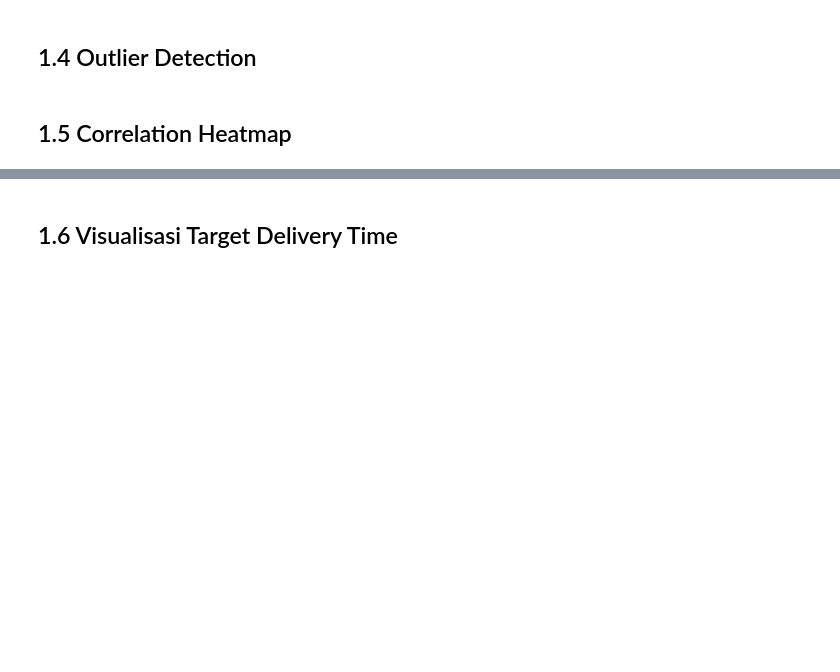
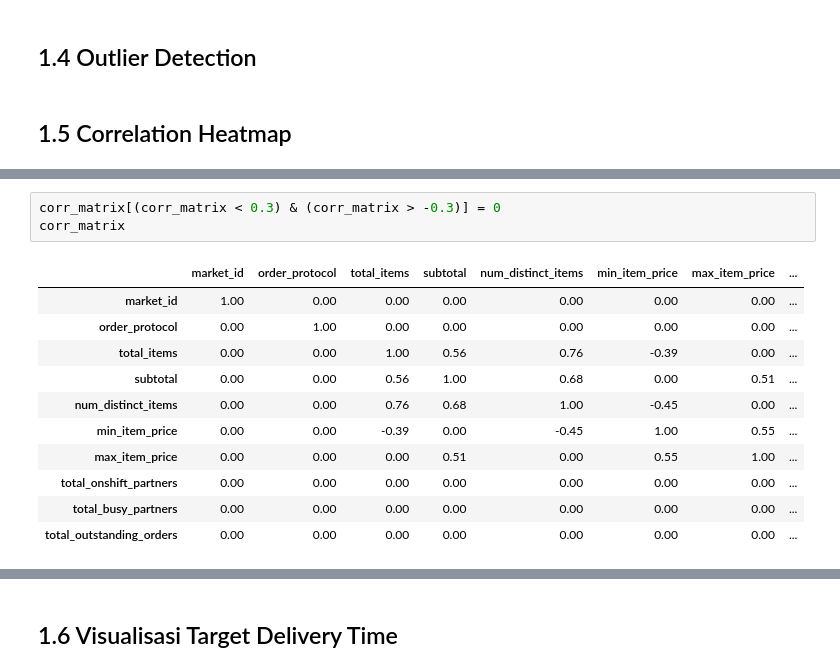
Before and after one commit to Ridlodk/video-learning, a Jupyter notebook: eda & preprocessing/eda_&_pre_processing.ipynb, the cells around one changed output, grey strips where cells are left out. Cells and saved outputs as stored; diff of their text form; blank space fills up the shorter version.

```diff
--- a/eda & preprocessing/eda_&_pre_processing.ipynb
+++ b/eda & preprocessing/eda_&_pre_processing.ipynb
@@ -107,0 +199,15 @@ dtype: int64
+# %%
+corr_matrix[(corr_matrix < 0.3) & (corr_matrix > -0.3)] = 0
+corr_matrix
+# %% [output]
+|  | market_id | order_protocol | total_items | subtotal | num_distinct_items | min_item_price | max_item_price | ... |
+| market_id | 1.00 | 0.00 | 0.00 | 0.00 | 0.00 | 0.00 | 0.00 | ... |
+| order_protocol | 0.00 | 1.00 | 0.00 | 0.00 | 0.00 | 0.00 | 0.00 | ... |
+| total_items | 0.00 | 0.00 | 1.00 | 0.56 | 0.76 | -0.39 | 0.00 | ... |
+| subtotal | 0.00 | 0.00 | 0.56 | 1.00 | 0.68 | 0.00 | 0.51 | ... |
+| num_distinct_items | 0.00 | 0.00 | 0.76 | 0.68 | 1.00 | -0.45 | 0.00 | ... |
+| min_item_price | 0.00 | 0.00 | -0.39 | 0.00 | -0.45 | 1.00 | 0.55 | ... |
+| max_item_price | 0.00 | 0.00 | 0.00 | 0.51 | 0.00 | 0.55 | 1.00 | ... |
+| total_onshift_partners | 0.00 | 0.00 | 0.00 | 0.00 | 0.00 | 0.00 | 0.00 | ... |
+| total_busy_partners | 0.00 | 0.00 | 0.00 | 0.00 | 0.00 | 0.00 | 0.00 | ... |
+| total_outstanding_orders | 0.00 | 0.00 | 0.00 | 0.00 | 0.00 | 0.00 | 0.00 | ... |
```
Also changed, not shown: parts of 17 cells of this notebook.
